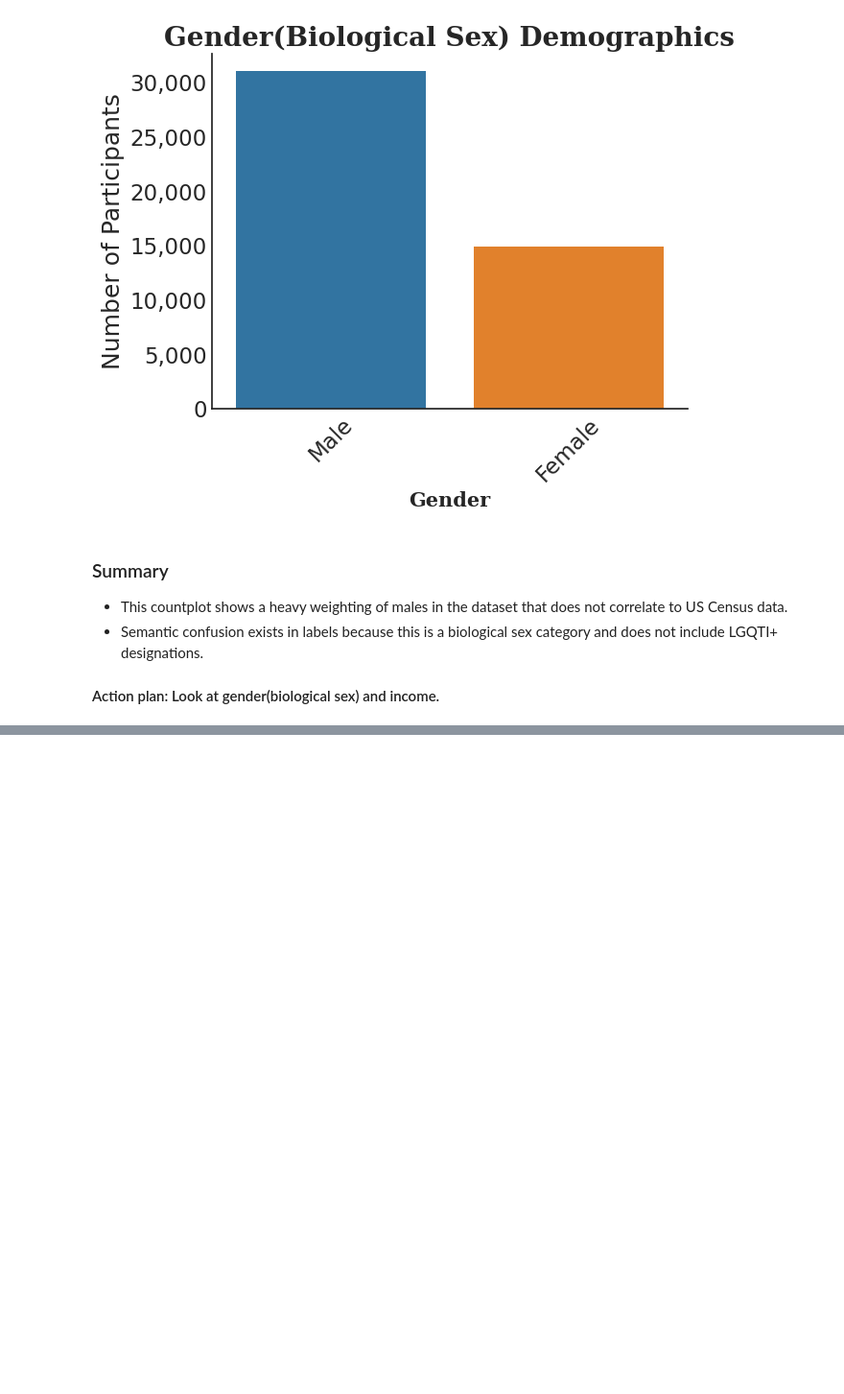
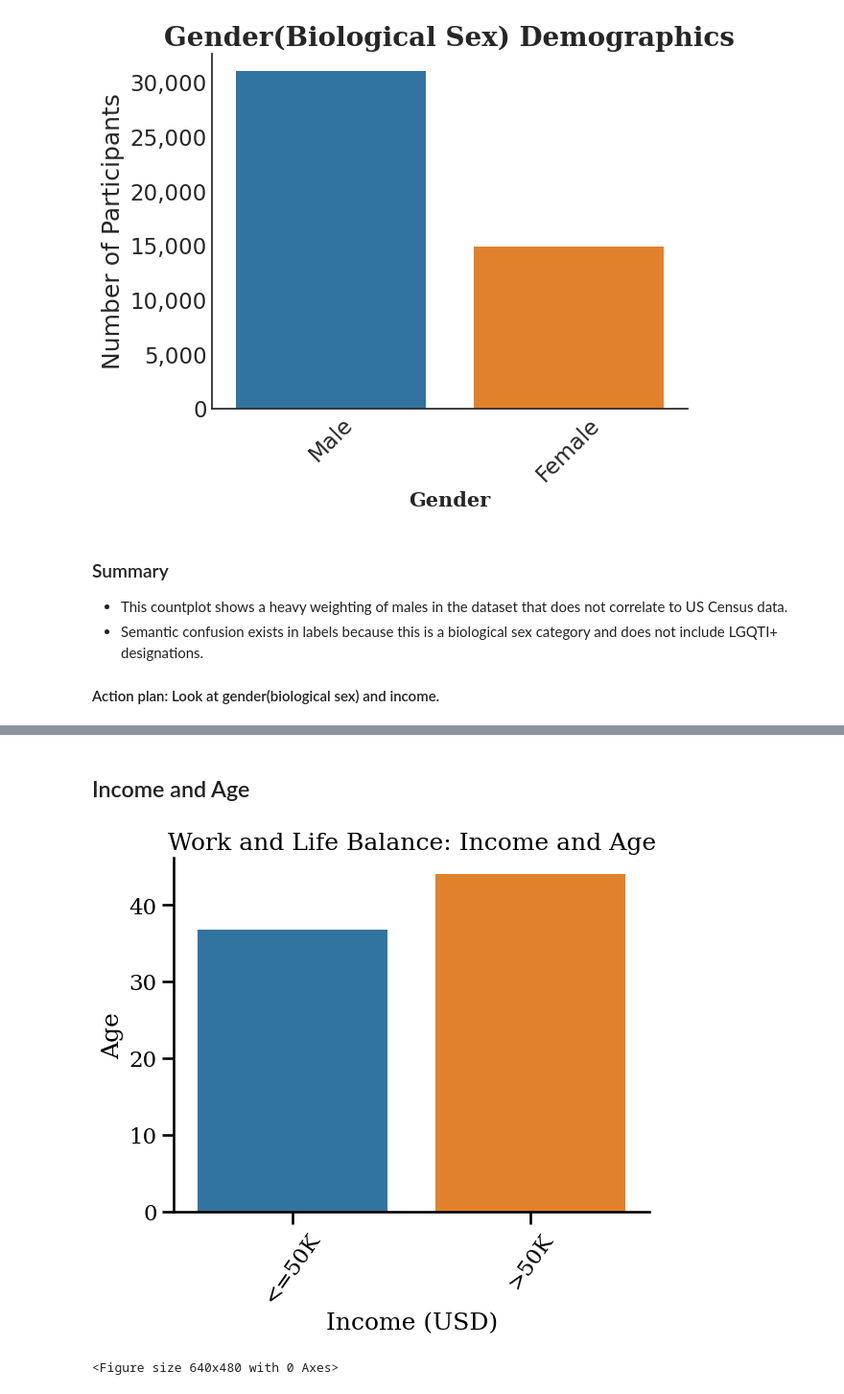
Before and after one commit to Elispreng/Census_1990, a Jupyter notebook: Visuals and Data Exploration.ipynb, the cells around one changed output, grey strips where cells are left out. Shown at 96% size. Drawn from its saved outputs; the diff is of its cells as text; code cells hidden in the pictures; blank space fills up the shorter version.

```diff
--- a/Visuals and Data Exploration.ipynb
+++ b/Visuals and Data Exploration.ipynb
@@ -847,0 +855,19 @@ plt.savefig('Images/Education by Category', bbox_inches='tight')
+# %% [markdown]
+## Income and Age
+# %%
+#Plot Income by employment and age
+ax=sns.barplot(data = df, x = 'income', y = 'age', errorbar=None)
+plt.title('Work and Life Balance: Income and Age')
+plt.xticks(rotation = 55);
+plt.xlabel("Income (USD)")
+plt.ylabel("Age");
+ax.spines['right'].set_visible(False)
+ax.spines['top'].set_visible(False)
+#make commas in y ticks
+ax.yaxis.set_major_formatter(ticker.StrMethodFormatter('{x:,.0f}'))
+
+plt.show()
+plt.savefig('Images/Work-Life Balance: Income and Age', bbox_inches='tight')
+# %% [output]
+[figure, added]
+<Figure size 640x480 with 0 Axes>
```
Also changed, not shown: parts of 7 cells of this notebook, 2 other files.
